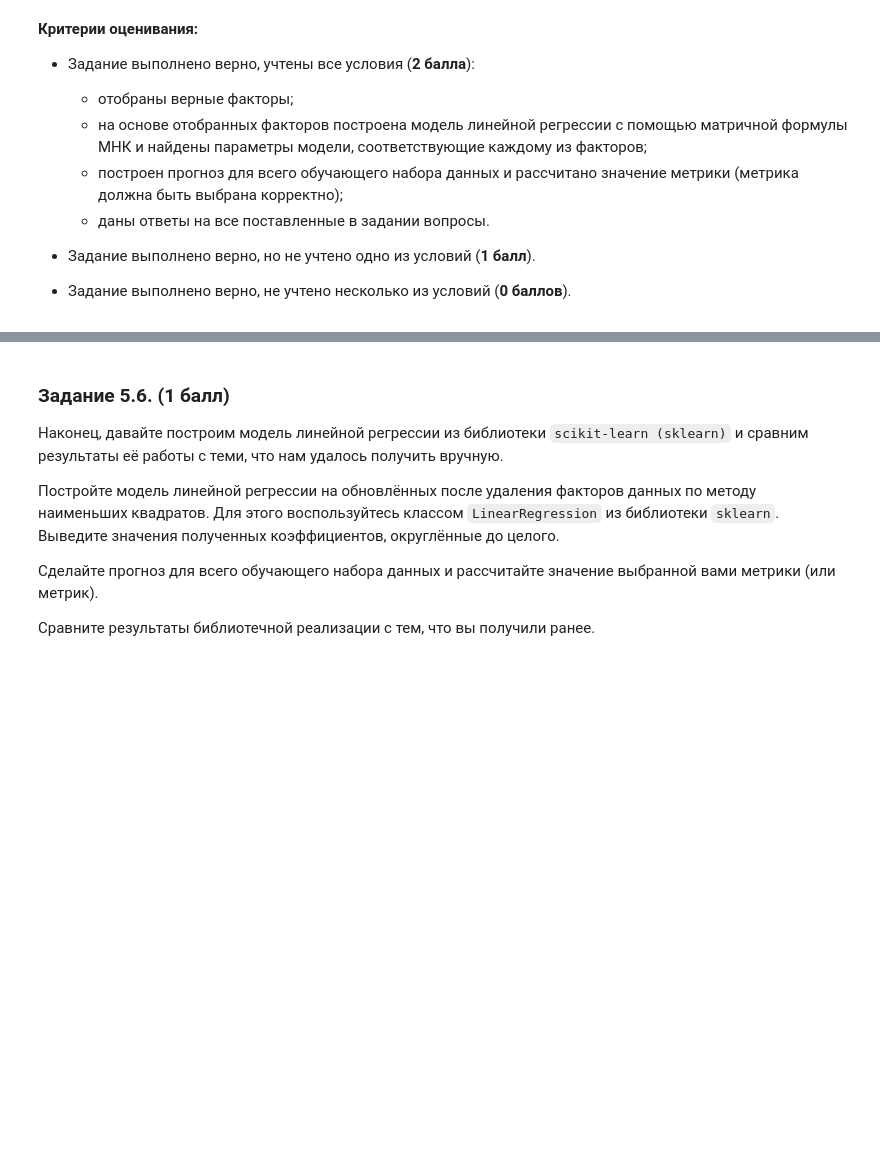
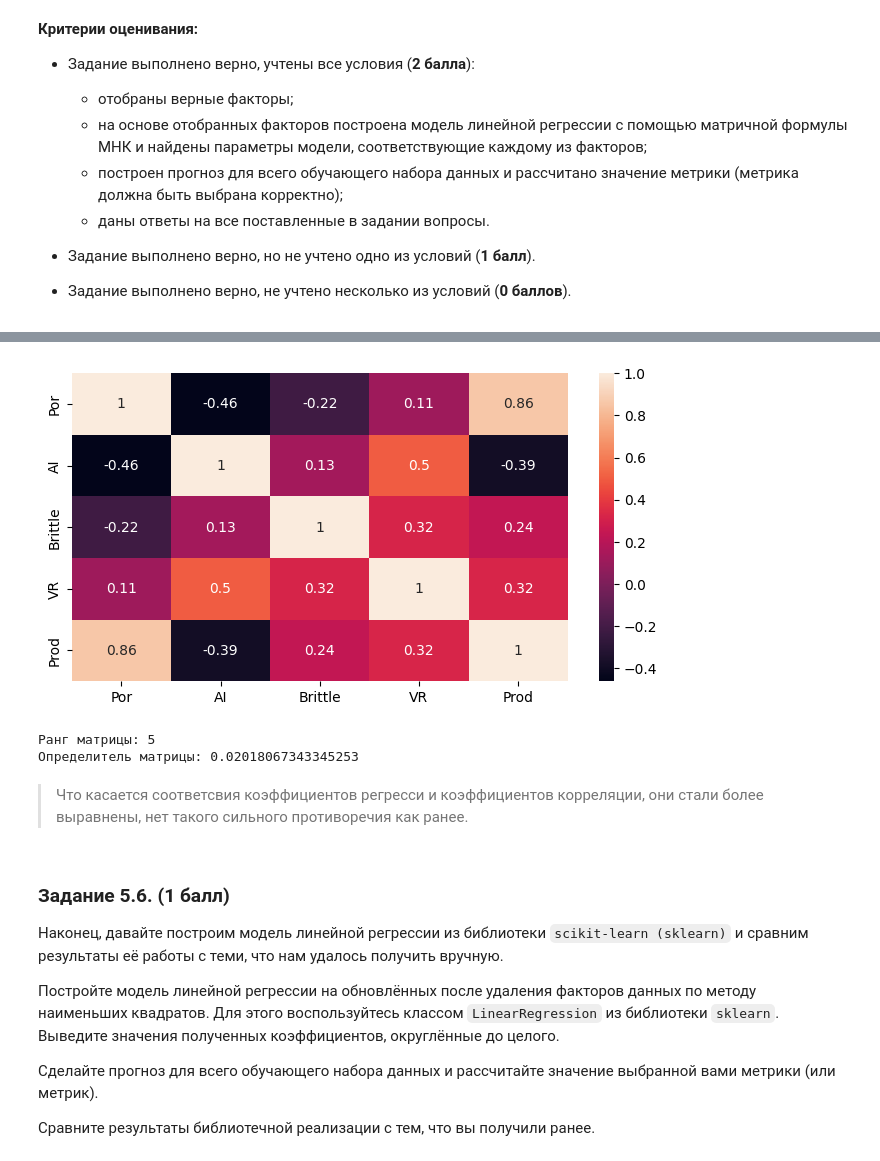
Before and after one commit to Cu-hedgehog/DS, a Jupyter notebook: Math/MATH-ML-2. Практика. Ноутбук-шаблон.ipynb, the cells around one changed output, grey strips where cells are left out. Drawn from its saved outputs; the diff is of its cells as text; code cells hidden in the pictures; blank space fills up the shorter version.

```diff
--- a/Math/MATH-ML-2. Практика. Ноутбук-шаблон.ipynb
+++ b/Math/MATH-ML-2. Практика. Ноутбук-шаблон.ipynb
@@ -356,3 +423,32 @@ print('Абсолютная ошибка прогноза:', 4748.315024 - Prod_
+# %%
+# Посмотрим на новую матрицу корреляций ее ранг и определитель
+X_clean_copy = data[['Por', 'AI', 'Brittle', 'VR', 'Prod']]
+
+# Устанавливаем размер фигуры для тепловой карты
+fig = plt.figure(figsize=(8, 4))
+
+# Вычисляем корреляционную матрицу
+corr = X_clean_copy.corr()
+
+# Создаем тепловую карту для визуализации корреляционной матрицы
+# `annot=True` позволяет отобразить числовые значения внутри ячеек карты
+sns.heatmap(corr, annot=True)
+
+# Отображаем график
+plt.show()
+# %% [output]
+[figure, added]
+# %%
+# Ранг матрицы корреляций
+print(f'Ранг матрицы: {np.linalg.matrix_rank(corr)}')
+
+# Определитель матрицы корреляций
+print(f'Определитель матрицы: {np.linalg.det(corr)}')
+# %% [output]
+Ранг матрицы: 5
+Определитель матрицы: 0.02018067343345253
+# %% [markdown]
+> Что касается соответсвия коэффициентов регресси и коэффициентов корреляции, они стали более выравнены, нет такого сильного противоречия как ранее.
 # %% [markdown]
 ### Задание 5.6. (1 балл)
 
```
Also changed, not shown: parts of 29 cells of this notebook.
